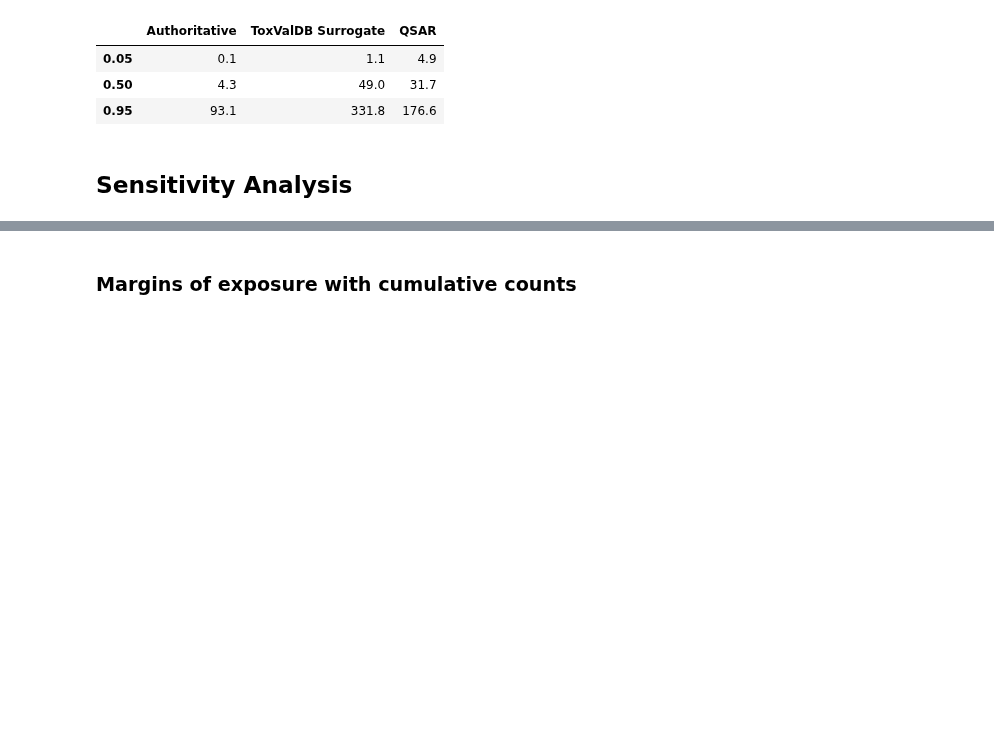
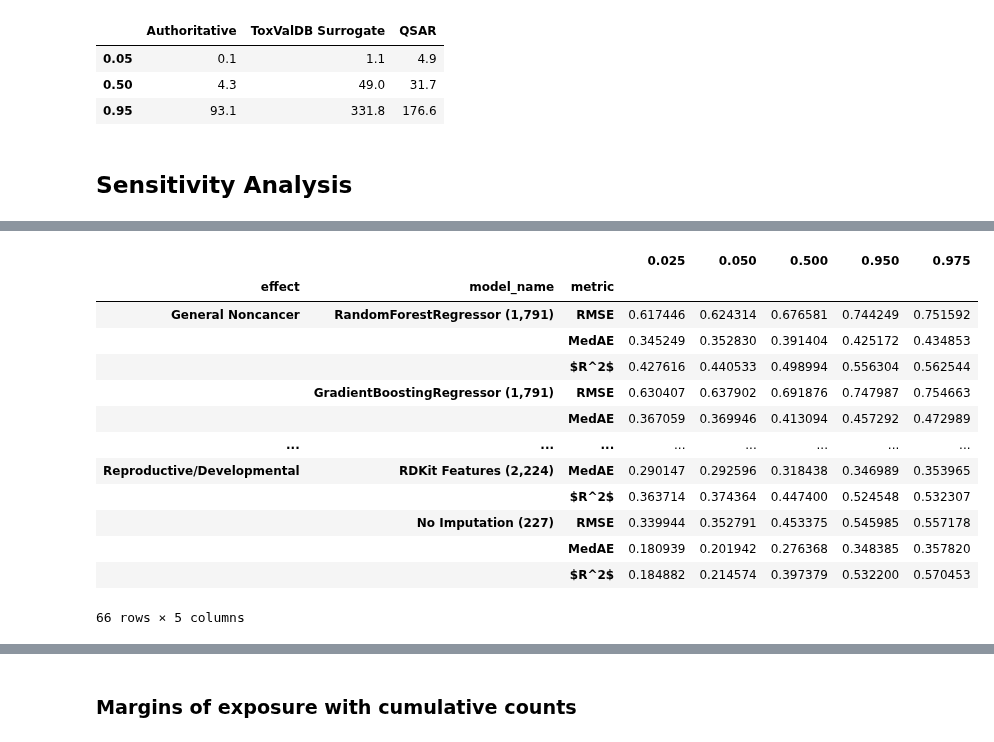
Before and after one commit to jkvasnicka/Two-Stage-ML-Oral-PODs, a Jupyter notebook: 4-Summarize-Results.ipynb, the cells around one changed output, grey strips where cells are left out. Drawn from its saved outputs; the diff is of its cells as text; code cells hidden in the pictures; blank space fills up the shorter version.

```diff
--- a/4-Summarize-Results.ipynb
+++ b/4-Summarize-Results.ipynb
@@ -336,0 +346,28 @@ performance_summary
+# %%
+keys_without_selection = results_manager.read_model_keys(
+    inclusion_string='false'
+    )
+
+summary_without_selection = summarize_model_performances(
+    results_manager,
+    data_manager,
+    config.plot,
+    model_keys=keys_without_selection
+)
+
+summary_without_selection
+# %% [output]
+|  |  |  | 0.025 | 0.050 | 0.500 | 0.950 | 0.975 |
+| effect | model_name | metric |  |  |  |  |  |
+| General Noncancer | RandomForestRegressor (1,791) | RMSE | 0.617446 | 0.624314 | 0.676581 | 0.744249 | 0.751592 |
+|  |  | MedAE | 0.345249 | 0.352830 | 0.391404 | 0.425172 | 0.434853 |
+|  |  | $R^2$ | 0.427616 | 0.440533 | 0.498994 | 0.556304 | 0.562544 |
+|  | GradientBoostingRegressor (1,791) | RMSE | 0.630407 | 0.637902 | 0.691876 | 0.747987 | 0.754663 |
+|  |  | MedAE | 0.367059 | 0.369946 | 0.413094 | 0.457292 | 0.472989 |
+| ... | ... | ... | ... | ... | ... | ... | ... |
+| Reproductive/Developmental | RDKit Features (2,224) | MedAE | 0.290147 | 0.292596 | 0.318438 | 0.346989 | 0.353965 |
+|  |  | $R^2$ | 0.363714 | 0.374364 | 0.447400 | 0.524548 | 0.532307 |
+|  | No Imputation (227) | RMSE | 0.339944 | 0.352791 | 0.453375 | 0.545985 | 0.557178 |
+|  |  | MedAE | 0.180939 | 0.201942 | 0.276368 | 0.348385 | 0.357820 |
+|  |  | $R^2$ | 0.184882 | 0.214574 | 0.397379 | 0.532200 | 0.570453 |
+66 rows × 5 columns
```
Also changed, not shown: parts of 2 cells of this notebook, 1 other file.
